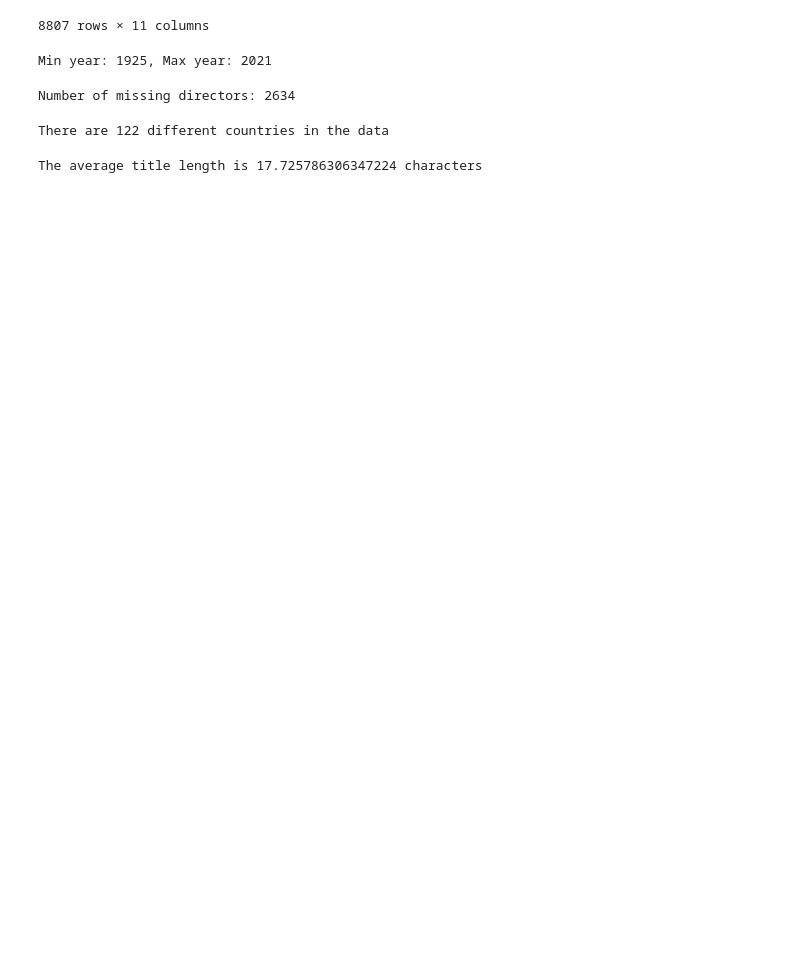
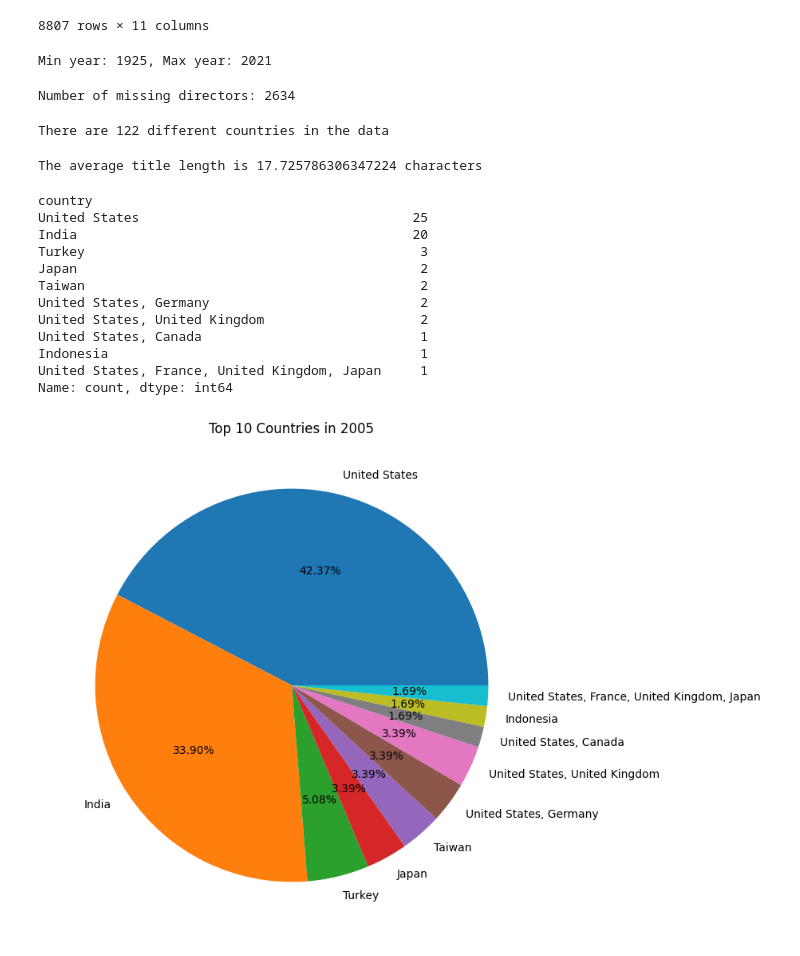
Before and after one commit to TuniMontans/eae_ipld_project_maria_montans, a Jupyter notebook: development/02_netflix_data_analysis.ipynb, the cells around one changed output. Drawn from its saved outputs; the diff is of its cells as text; code cells hidden in the pictures; blank space fills up the shorter version.

```diff
--- a/development/02_netflix_data_analysis.ipynb
+++ b/development/02_netflix_data_analysis.ipynb
@@ -112,9 +112,9 @@ There are 122 different countries in the data
 
 # hint: (create a new column with the titles length if needed, you can use the apply method like .apply(lambda x: len(x)) , then get the mean of that column)
 
-movies_df["title length"] = movies_df["title"].str.len() #create a new column and read into each string for titles to get their length, incl. spaces inbetween
+movies_df["title length"] = movies_df["title"].apply(lambda x: len(x)) #new column for title length and then calculare length for each title.
 
-avg_title_length = movies_df["title length"].mean()  # TODO
+avg_title_length = movies_df["title length"].mean()  # TODO / average length, counting spaces inbetween aswell
 
 
 print(f"The average title length is {avg_title_length} characters")
@@ -126,20 +123,36 @@ The average title length is 17.725786306347224 characters
 # %%
 # Ex 2.6: For a given year, get the Pandas Series of how many movies and series combined were made by every country, limit it to the top 10 countries.
 
 # It's optional to clean or modify the data of countries in this case, you can just use the data as it is.
 
 # hint: (you can use the .loc method to filter the data by year, and then use the .value_counts() method to get the number of movies and series combined for each country,
 # finally use the head(10) method to get the top 10 countries)
 
 year = 2005   # you can try to change the year to see the results for different years
 
-top_10_countries = None  # TODO: top_10_countries has to be a Pandas Series with the top 10 countries with the number of movies and series combined for that year
+movies_by_year_df = movies_df.loc[movies_df["release_year"] == year] #new series filtering with value = YEAR to be able to test w/different ones
+
+top_10_countries = movies_by_year_df["country"].value_counts().head(10) # TODO: top_10_countries has to be a Pandas Series with the top 10 countries with the number of movies and series combined for that year
 
 print(top_10_countries)
 
 # Code to plot the pie chart from your data results
 fig = plt.figure(figsize=(8, 8))
 plt.pie(top_10_countries, labels=top_10_countries.index, autopct="%.2f%%")
 plt.title(f"Top 10 Countries in {year}")
 
 plt.show()
+# %% [output]
+country
+United States                                   25
+India                                           20
+Turkey                                           3
+Japan                                            2
+Taiwan                                           2
+United States, Germany                           2
+United States, United Kingdom                    2
+United States, Canada                            1
+Indonesia                                        1
+United States, France, United Kingdom, Japan     1
+Name: count, dtype: int64
+[figure, added]
```
Also changed, not shown: parts of 4 cells of this notebook.
